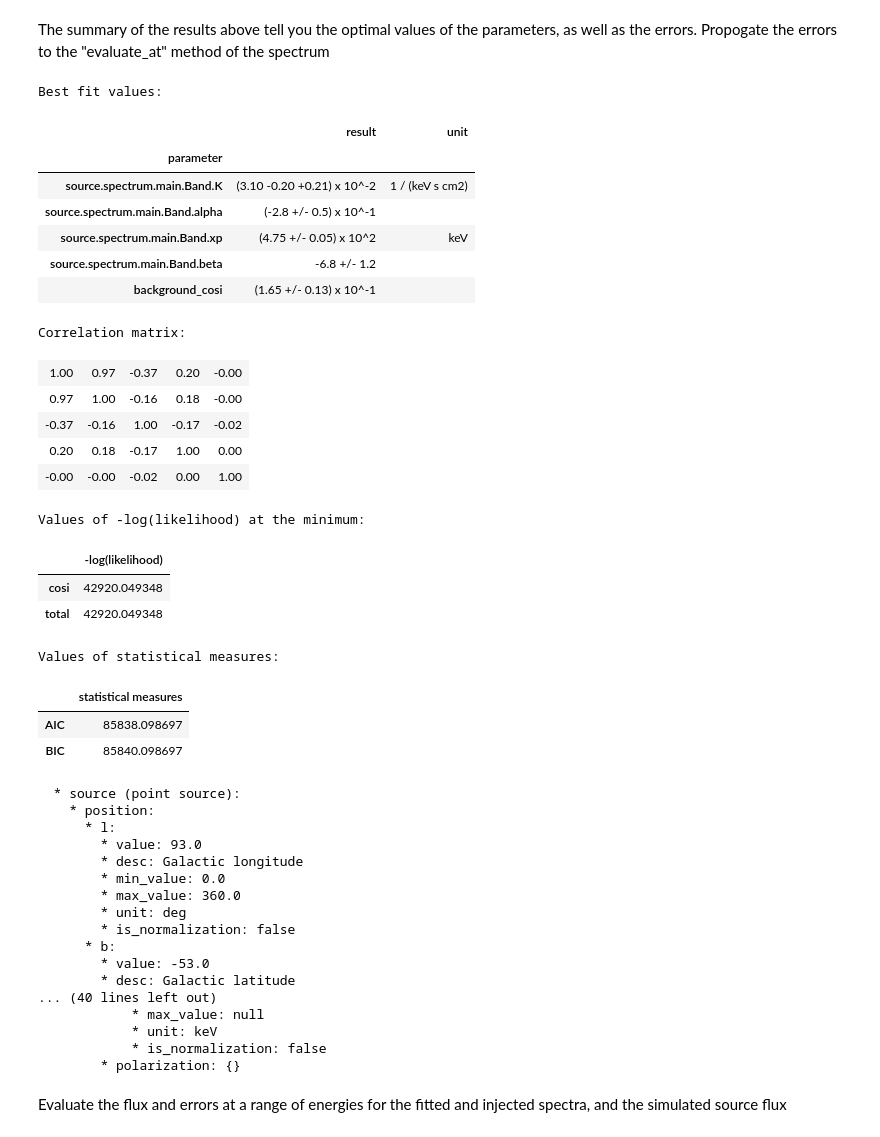
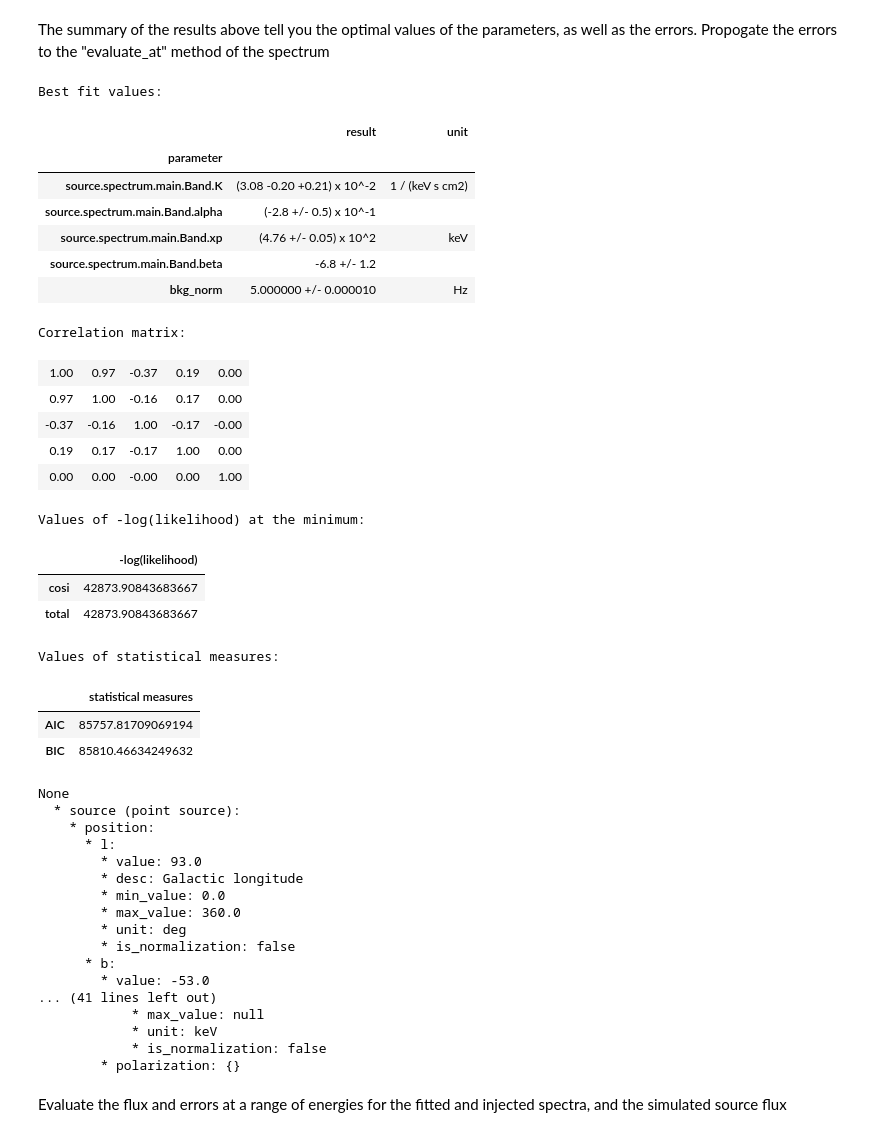
Before and after one commit to hiyoneda/cosipy, a Jupyter notebook: docs/tutorials/spectral_fits/continuum_fit/grb/SpectralFit_GRB.ipynb, the cells around one changed output. Cells and saved outputs as stored; diff of their text form; code cells hidden in the pictures.

```diff
--- a/docs/tutorials/spectral_fits/continuum_fit/grb/SpectralFit_GRB.ipynb
+++ b/docs/tutorials/spectral_fits/continuum_fit/grb/SpectralFit_GRB.ipynb
@@ -113,0 +127,8 @@ dr = data_path / "SMEXv12.Continuum.HEALPixO3_10bins_log_flat.binnedimaging.imag
+# %%
+dr_path = data_path / "SMEXv12.Continuum.HEALPixO3_10bins_log_flat.binnedimaging.imagingresponse.h5"  # path to detector response
+fetch_wasabi_file(
+    'COSI-SMEX/develop/Data/Responses/SMEXv12.Continuum.HEALPixO3_10bins_log_flat.binnedimaging.imagingresponse.h5',
+    output=str(dr_path),
+    checksum='eb72400a1279325e9404110f909c7785')
+
+dr = FullDetectorResponse.open(dr_path)
@@ -124,2 +141,13 @@ bkg_min, bkg_max = np.searchsorted(bkg.binned_data.axes['Time'].edges.value,
+# %%
+bkg_tmin = 1842597310.0
+bkg_tmax = 1842597550.0
+bkg_min = np.where(bkg.binned_data.axes['Time'].edges.value == bkg_tmin)[0][0]
+bkg_max = np.where(bkg.binned_data.axes['Time'].edges.value == bkg_tmax)[0][0]
+bkg_dist = bkg.binned_data.slice[{'Time': slice(bkg_min, bkg_max)}].project('Em', 'Phi', 'PsiChi')
+
+# Workaround to avoid inf values. Out bkg should be smooth, but currently it's not.
+# Reproduces results before refactoring. It's not _exactly_ the same, since this fudge value was 1e-12, and
+# it was added to the expectation, not the normalized bkg
+bkg_dist += sys.float_info.min
 # %% [markdown]
 Find the overlap between binned background simulation and the grb signal
@@ -155,43 +197,33 @@ Wall time: 764 ms
 # %% [markdown]
 Define a point source at the known location with a Band function spectrum and add it to the model
 # %%
+# Set model to fit
 l = 93.
 b = -53.
 
-alpha = -1                                       # Setting parameters to something reasonable helps the fitting to converge\n",
+alpha = -1
 beta = -3
 xp = 450. * u.keV
 piv = 500. * u.keV
 K = 1 / u.cm / u.cm / u.s / u.keV
 
 spectrum = Band()
-
 spectrum.beta.min_value = -15.0
-
 spectrum.alpha.value = alpha
 spectrum.beta.value = beta
 spectrum.xp.value = xp.value
 spectrum.K.value = K.value
 spectrum.piv.value = piv.value
-
 spectrum.xp.unit = xp.unit
 spectrum.K.unit = K.unit
 spectrum.piv.unit = piv.unit
 
-source = PointSource("source",                     # Name of source (arbitrary, but needs to be unique)
-                     l = l,                        # Longitude (deg)
-                     b = b,                        # Latitude (deg)
-                     spectral_shape = spectrum)    # Spectral model
-
-# Optional: free the position parameters
-#source.position.l.free = True
-#source.position.b.free = True
+source = PointSource("source",  # Name of source (arbitrary, but needs to be unique)
+                        l=l,  # Longitude (deg)
+                        b=b,  # Latitude (deg)
+                        spectral_shape=spectrum)  # Spectral model
 
 model = Model(source)                              # Model with single source. If we had multiple sources, we would do Model(source1, source2, ...)
-
-# Optional: if you want to call get_log_like manually, then you also need to set the model manually
-# 3ML does this internally during the fit though
-cosi.set_model(model)
 # %% [markdown]
 Gather all plugins and combine with the model in a JointLikelihood object, then perform maximum likelihood fit
 # %%
@@ -201,5 +233,5 @@ plugins = DataList(cosi) # If we had multiple instruments, we would do e.g. Data
 
 like = JointLikelihood(model, plugins, verbose = False)
 
-like.fit(quiet=True);
+_ = like.fit()
 # %% [output]
@@ -239,38 +294,39 @@ The summary of the results above tell you the optimal values of the parameters,
 # %%
 results = like.results
 
-results.display()
+print(results.display())
 
 parameters = {par.name:results.get_variates(par.path)
               for par in results.optimized_model["source"].parameters.values()
               if par.free}
 
 results_err = results.propagate(results.optimized_model["source"].spectrum.main.shape.evaluate_at, **parameters)
 
 print(results.optimized_model["source"])
 # %% [output]
 Best fit values:
 |  | result | unit |
 | parameter |  |  |
-| source.spectrum.main.Band.K | (3.10 -0.20 +0.21) x 10^-2 | 1 / (keV s cm2) |
+| source.spectrum.main.Band.K | (3.08 -0.20 +0.21) x 10^-2 | 1 / (keV s cm2) |
 | source.spectrum.main.Band.alpha | (-2.8 +/- 0.5) x 10^-1 |  |
-| source.spectrum.main.Band.xp | (4.75 +/- 0.05) x 10^2 | keV |
+| source.spectrum.main.Band.xp | (4.76 +/- 0.05) x 10^2 | keV |
 | source.spectrum.main.Band.beta | -6.8 +/- 1.2 |  |
-| background_cosi | (1.65 +/- 0.13) x 10^-1 |  |
+| bkg_norm | 5.000000 +/- 0.000010 | Hz |
 Correlation matrix:
-| 1.00 | 0.97 | -0.37 | 0.20 | -0.00 |
-| 0.97 | 1.00 | -0.16 | 0.18 | -0.00 |
-| -0.37 | -0.16 | 1.00 | -0.17 | -0.02 |
-| 0.20 | 0.18 | -0.17 | 1.00 | 0.00 |
-| -0.00 | -0.00 | -0.02 | 0.00 | 1.00 |
+| 1.00 | 0.97 | -0.37 | 0.19 | 0.00 |
+| 0.97 | 1.00 | -0.16 | 0.17 | 0.00 |
+| -0.37 | -0.16 | 1.00 | -0.17 | -0.00 |
+| 0.19 | 0.17 | -0.17 | 1.00 | 0.00 |
+| 0.00 | 0.00 | -0.00 | 0.00 | 1.00 |
 Values of -log(likelihood) at the minimum:
 |  | -log(likelihood) |
-| cosi | 42920.049348 |
-| total | 42920.049348 |
+| cosi | 42873.90843683667 |
+| total | 42873.90843683667 |
 Values of statistical measures:
 |  | statistical measures |
-| AIC | 85838.098697 |
-| BIC | 85840.098697 |
+| AIC | 85757.81709069194 |
+| BIC | 85810.46634249632 |
+None
   * source (point source):
     * position:
       * l:
@@ -282,8 +338,7 @@ Values of statistical measures:
         * is_normalization: false
       * b:
         * value: -53.0
-        * desc: Galactic latitude
-... (40 lines left out)
+... (41 lines left out)
             * max_value: null
             * unit: keV
             * is_normalization: false
```
Also changed, not shown: parts of 34 cells of this notebook.
